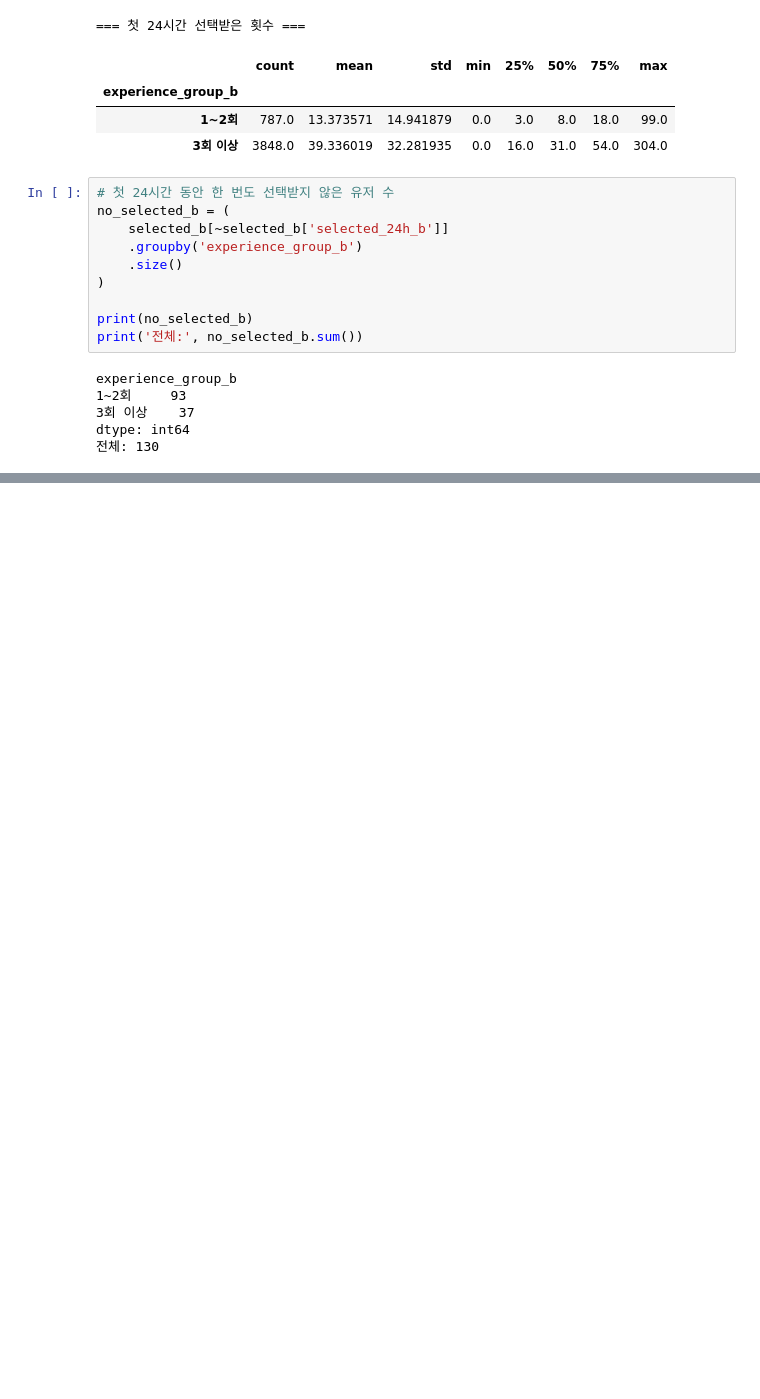
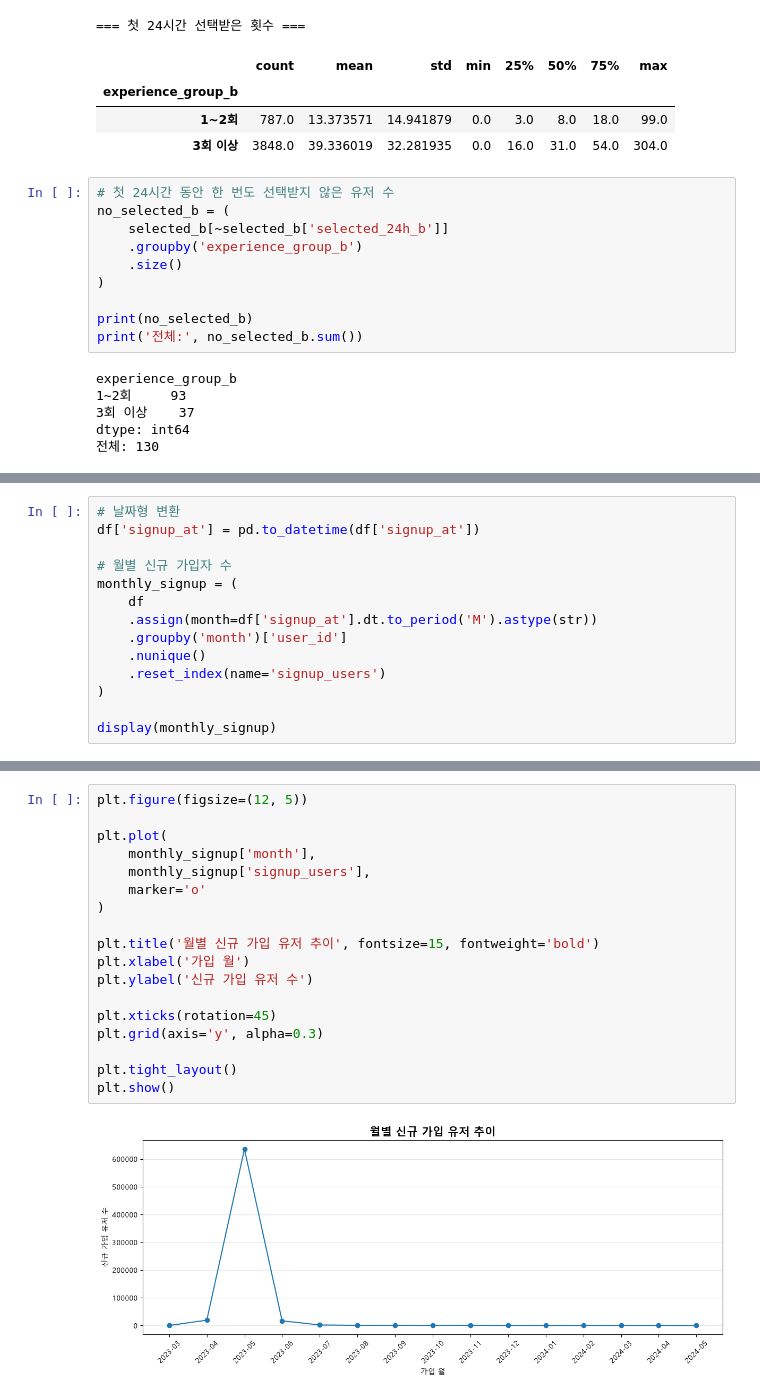
Before and after one commit to zoo-no-s/sns_service_analysis, a Jupyter notebook: notebooks/activation_analysis_kkw.ipynb, the cells around one changed output, grey strips where cells are left out. Drawn from its saved outputs; the diff is of its cells as text; blank space fills up the shorter version.

```diff
--- a/notebooks/activation_analysis_kkw.ipynb
+++ b/notebooks/activation_analysis_kkw.ipynb
@@ -4649,0 +4920,14 @@ display(selected_all_summary_b)
+# %%
+# 날짜형 변환
+df['signup_at'] = pd.to_datetime(df['signup_at'])
+
+# 월별 신규 가입자 수
+monthly_signup = (
+    df
+    .assign(month=df['signup_at'].dt.to_period('M').astype(str))
+    .groupby('month')['user_id']
+    .nunique()
+    .reset_index(name='signup_users')
+)
+
+display(monthly_signup)
@@ -4649,0 +4951,20 @@ display(selected_all_summary_b)
+# %%
+plt.figure(figsize=(12, 5))
+
+plt.plot(
+    monthly_signup['month'],
+    monthly_signup['signup_users'],
+    marker='o'
+)
+
+plt.title('월별 신규 가입 유저 추이', fontsize=15, fontweight='bold')
+plt.xlabel('가입 월')
+plt.ylabel('신규 가입 유저 수')
+
+plt.xticks(rotation=45)
+plt.grid(axis='y', alpha=0.3)
+
+plt.tight_layout()
+plt.show()
+# %% [output]
+[figure, added]
```
Also changed, not shown: parts of 74 cells of this notebook.
